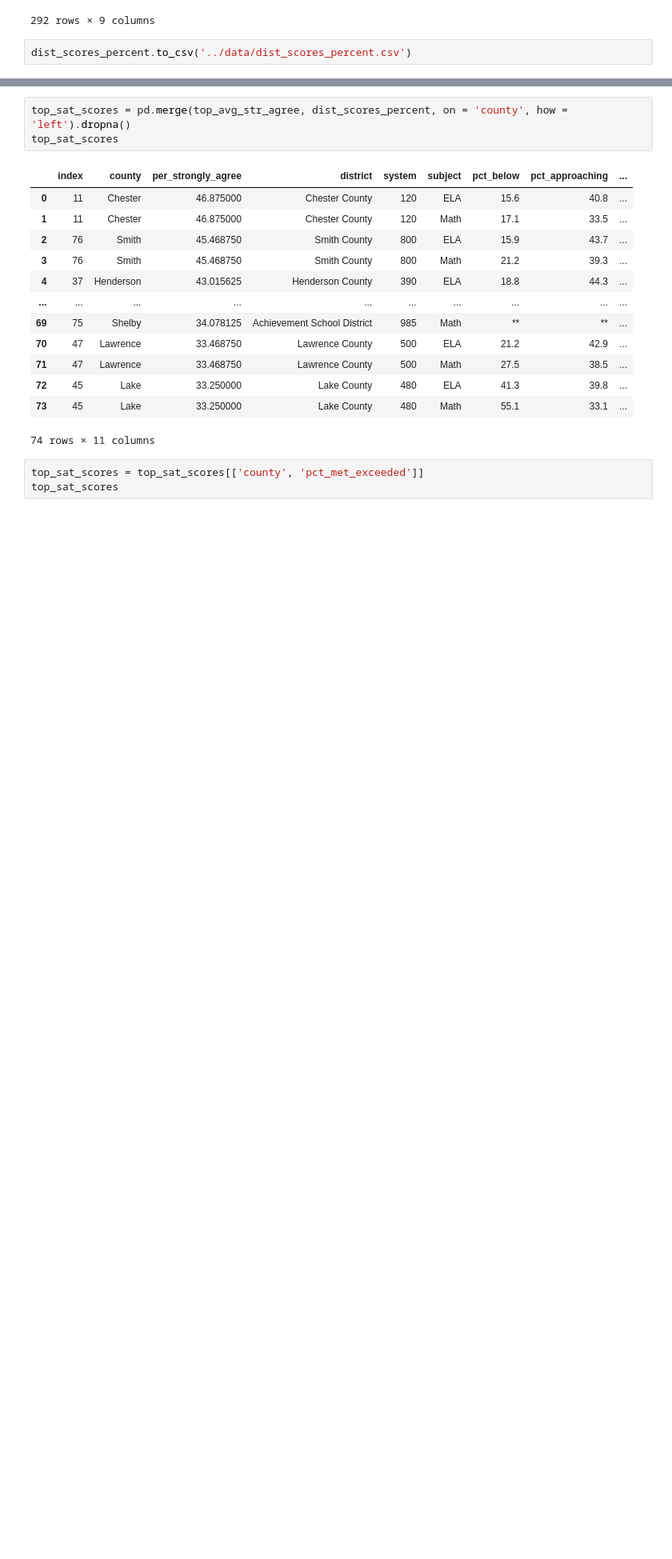
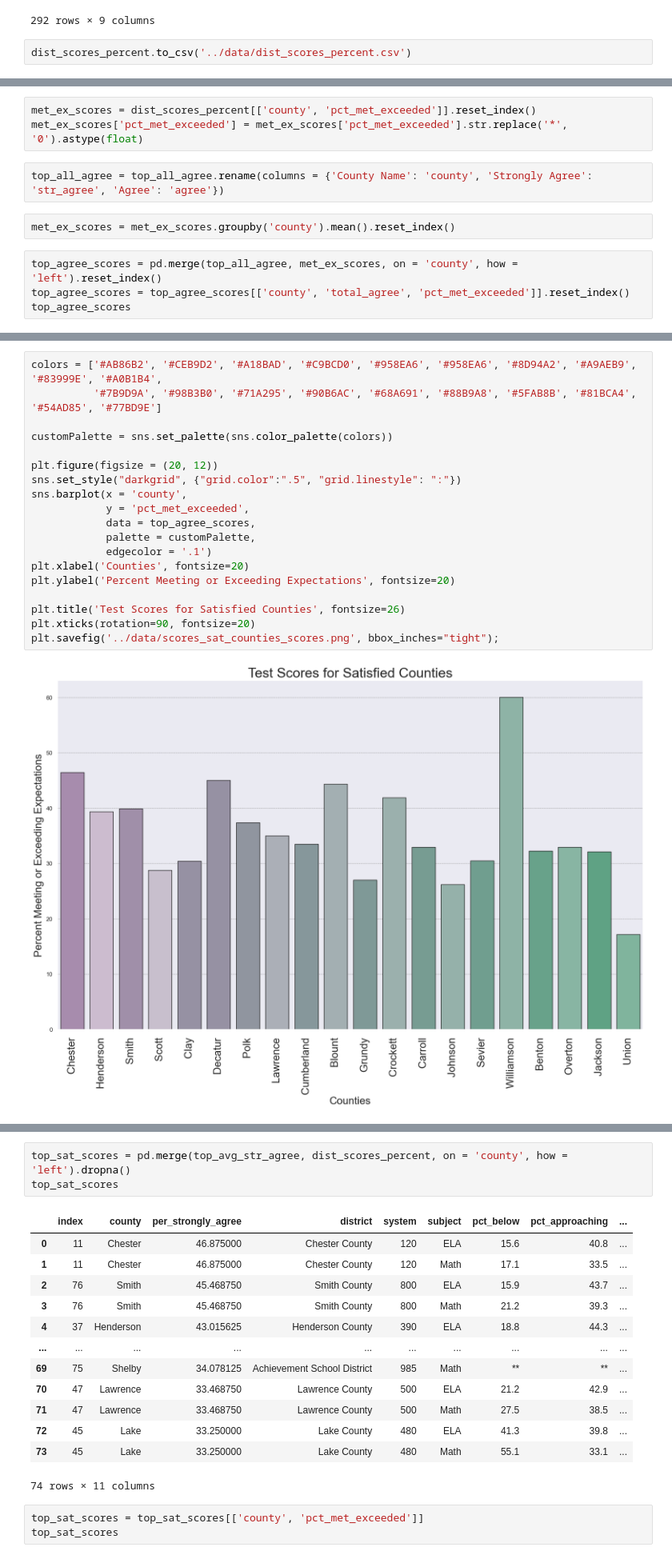
Before and after one commit to JenHall82/jen_capstone, a Jupyter notebook: notebooks/jen_capstone.ipynb, the cells around one changed output, grey strips where cells are left out. Shown at 80% size. Drawn from its saved outputs; the diff is of its cells as text; blank space fills up the shorter version.

```diff
--- a/notebooks/jen_capstone.ipynb
+++ b/notebooks/jen_capstone.ipynb
@@ -500,0 +567,11 @@ dist_scores_percent.to_csv('../data/dist_scores_percent.csv')
+# %%
+met_ex_scores = dist_scores_percent[['county', 'pct_met_exceeded']].reset_index()
+met_ex_scores['pct_met_exceeded'] = met_ex_scores['pct_met_exceeded'].str.replace('*', '0').astype(float)
+# %%
+top_all_agree = top_all_agree.rename(columns = {'County Name': 'county', 'Strongly Agree': 'str_agree', 'Agree': 'agree'})
+# %%
+met_ex_scores = met_ex_scores.groupby('county').mean().reset_index()
+# %%
+top_agree_scores = pd.merge(top_all_agree, met_ex_scores, on = 'county', how = 'left').reset_index()
+top_agree_scores = top_agree_scores[['county', 'total_agree', 'pct_met_exceeded']].reset_index()
+top_agree_scores
@@ -500,0 +596,21 @@ dist_scores_percent.to_csv('../data/dist_scores_percent.csv')
+# %%
+colors = ['#AB86B2', '#CEB9D2', '#A18BAD', '#C9BCD0', '#958EA6', '#958EA6', '#8D94A2', '#A9AEB9', '#83999E', '#A0B1B4',
+          '#7B9D9A', '#98B3B0', '#71A295', '#90B6AC', '#68A691', '#88B9A8', '#5FAB8B', '#81BCA4', '#54AD85', '#77BD9E']
+
+customPalette = sns.set_palette(sns.color_palette(colors))
+
+plt.figure(figsize = (20, 12))
+sns.set_style("darkgrid", {"grid.color":".5", "grid.linestyle": ":"})
+sns.barplot(x = 'county',
+            y = 'pct_met_exceeded',
+            data = top_agree_scores,
+            palette = customPalette,
+            edgecolor = '.1')
+plt.xlabel('Counties', fontsize=20)
+plt.ylabel('Percent Meeting or Exceeding Expectations', fontsize=20)
+
+plt.title('Test Scores for Satisfied Counties', fontsize=26)
+plt.xticks(rotation=90, fontsize=20)
+plt.savefig('../data/scores_sat_counties_scores.png', bbox_inches="tight");
+# %% [output]
+[figure, added]
```
Also changed, not shown: parts of 9 cells of this notebook.
